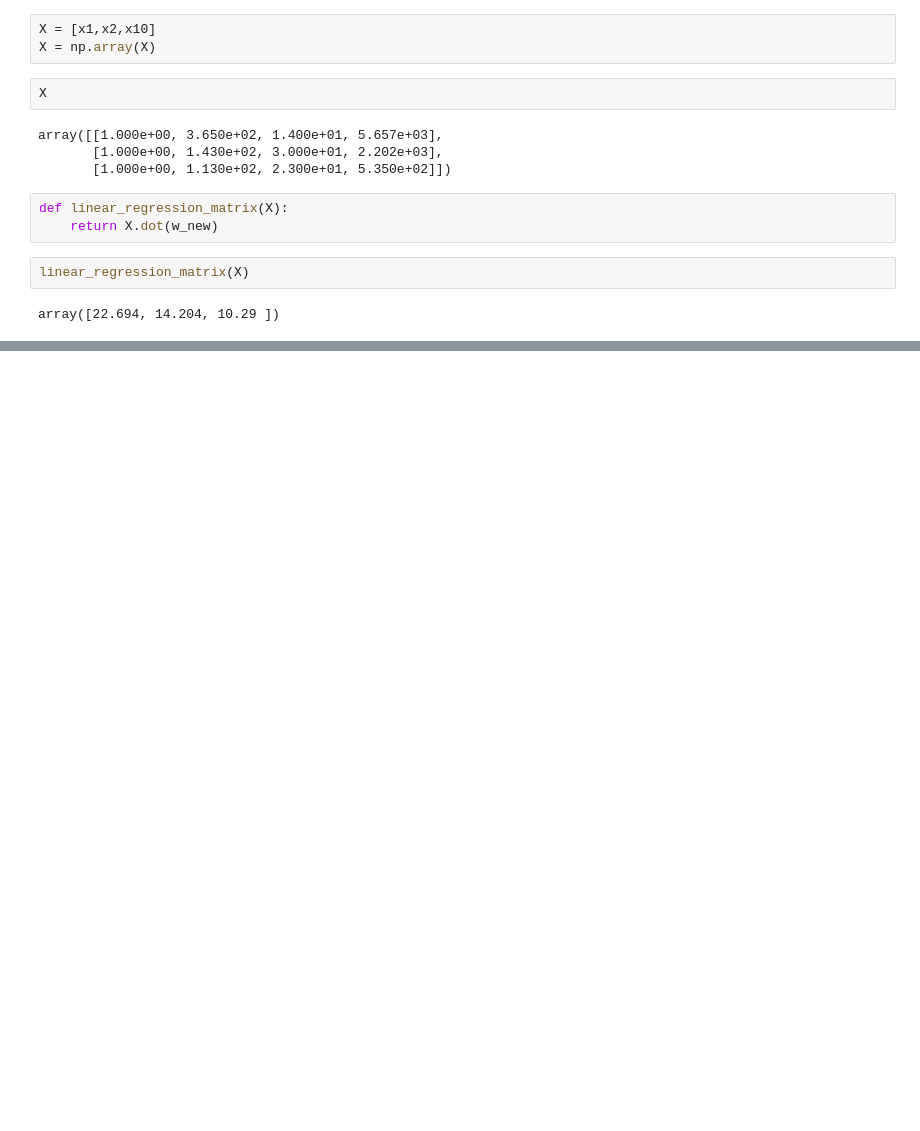
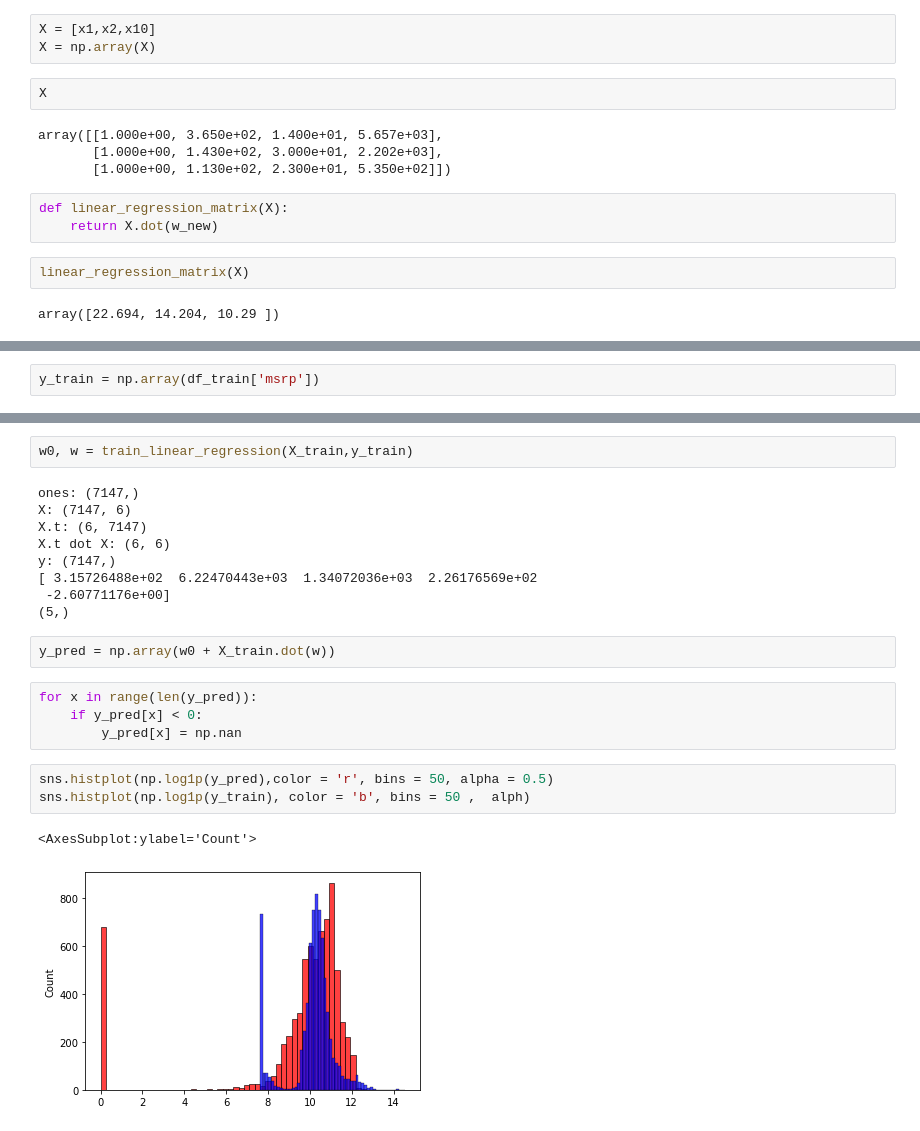
Before and after one commit to DataTalksClub/machine-learning-zoomcamp, a Jupyter notebook: chapter-02-car-price/week2.ipynb, the cells around one changed output, grey strips where cells are left out. Saved outputs shown, nothing was run; the diff lists cells and outputs as text; blank space fills up the shorter version.

```diff
--- a/chapter-02-car-price/week2.ipynb
+++ b/chapter-02-car-price/week2.ipynb
@@ -421,0 +599,2 @@ array([22.694, 14.204, 10.29 ])
+# %%
+y_train = np.array(df_train['msrp'])
@@ -421,0 +613,23 @@ array([22.694, 14.204, 10.29 ])
+# %%
+w0, w = train_linear_regression(X_train,y_train)
+# %% [output]
+ones: (7147,)
+X: (7147, 6)
+X.t: (6, 7147)
+X.t dot X: (6, 6)
+y: (7147,)
+[ 3.15726488e+02  6.22470443e+03  1.34072036e+03  2.26176569e+02
+ -2.60771176e+00]
+(5,)
+# %%
+y_pred = np.array(w0 + X_train.dot(w))
+# %%
+for x in range(len(y_pred)):
+    if y_pred[x] < 0:
+        y_pred[x] = np.nan
+# %%
+sns.histplot(np.log1p(y_pred),color = 'r', bins = 50, alpha = 0.5)
+sns.histplot(np.log1p(y_train), color = 'b', bins = 50 ,  alph)
+# %% [output]
+<AxesSubplot:ylabel='Count'>
+[figure, added]
```
Also changed, not shown: parts of 39 cells of this notebook.
